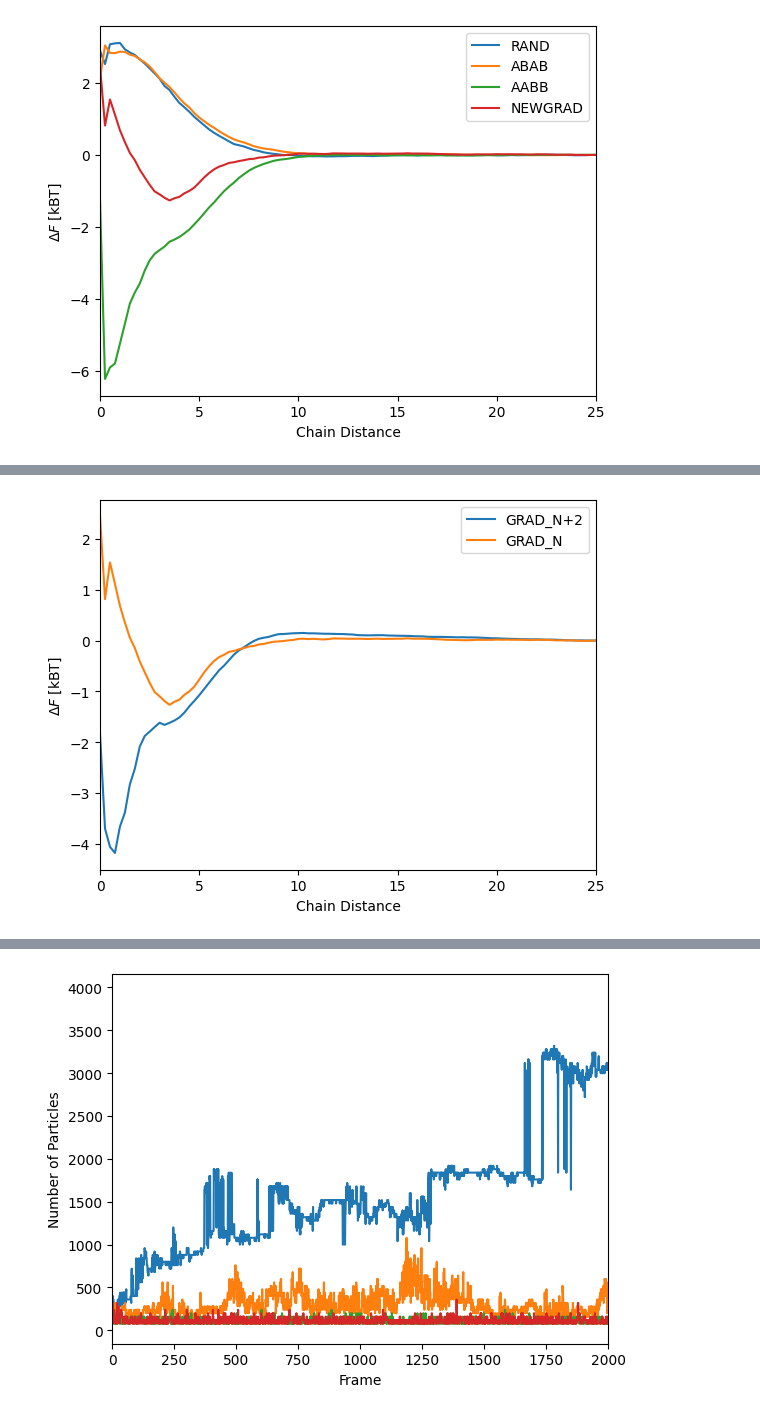
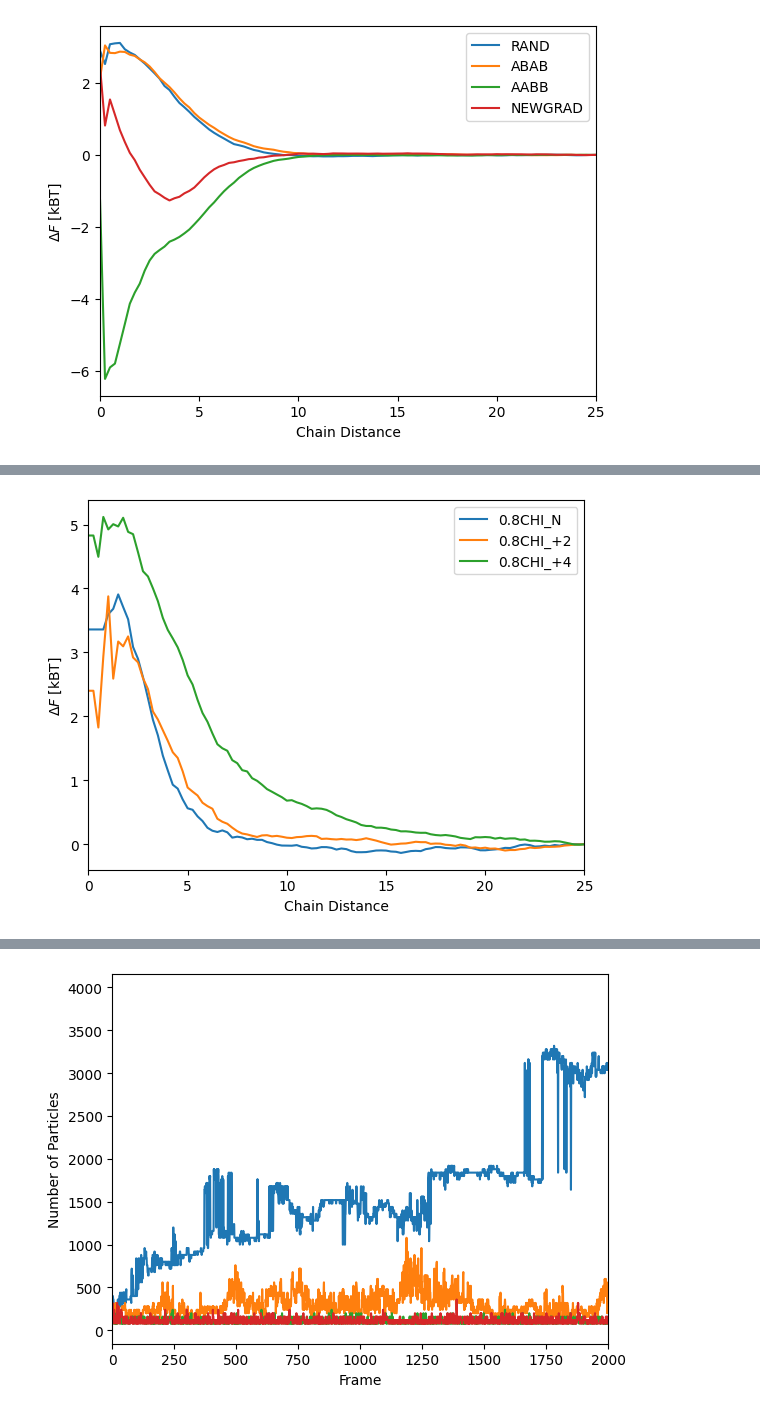
Before and after one commit to kelseyfu/Polyampholyte-SURF, a Jupyter notebook: analysis/pmf.ipynb, the cells around one changed output, grey strips where cells are left out. Cells and saved outputs as stored; diff of their text form; code cells hidden in the pictures.

```diff
--- a/analysis/pmf.ipynb
+++ b/analysis/pmf.ipynb
@@ -34,33 +211,40 @@ plt.show()
 # %%
 import numpy as np
 import matplotlib.pyplot as plt
 
 # Define the sequences
-sequences = [ "GRAD"]
+sequences = ['0.8CHI']
 
 # Initialize the plot
 plt.clf()
 
 # Plot data for each sequence
 for seq in sequences:
-    tag = f'poly_sequ_{seq}_N+2_2_nchain_2_temp_1_pmf'
-    data = np.loadtxt(f'../data/{tag}/prod.pmf', skiprows=3)
-    plt.plot(data[:,0], data[:,1] - data[-1,1], label=f'{seq}_N+2')
 
-    tag = f'poly_sequ_{seq}_N_2_nchain_2_temp_1_pmf'
+    tag = f'poly_sequ_{seq}_2_nchain_2_temp_1_pmf'
     data = np.loadtxt(f'../data/{tag}/prod.pmf', skiprows=3)
     plt.plot(data[:,0], data[:,1] - data[-1,1], label=f'{seq}_N')
+
+    tag = f'poly_sequ_{seq}_+2_nchain_2_temp_1_pmf'
+    data = np.loadtxt(f'../data/{tag}/prod.pmf', skiprows=3)
+    plt.plot(data[:,0], data[:,1] - data[-1,1], label=f'{seq}_+2')
+
+    tag = f'poly_sequ_{seq}_+4_nchain_2_temp_1_pmf'
+    data = np.loadtxt(f'../data/{tag}/prod.pmf', skiprows=3)
+    plt.plot(data[:,0], data[:,1] - data[-1,1], label=f'{seq}_+4')
+
+
 
 # Add labels and legend
 plt.xlabel('Chain Distance')
 plt.ylabel(r'$\Delta F$ [kBT]')
 plt.legend()
 plt.xlim(0,25)
 
 # Show the plot
 plt.show()
 # %% [output]
-[figure, old version]
+[figure, new version]
 # %%
 import numpy as np
 import matplotlib.pyplot as plt
```
Also changed, not shown: parts of 5 cells of this notebook, 6 other files.
